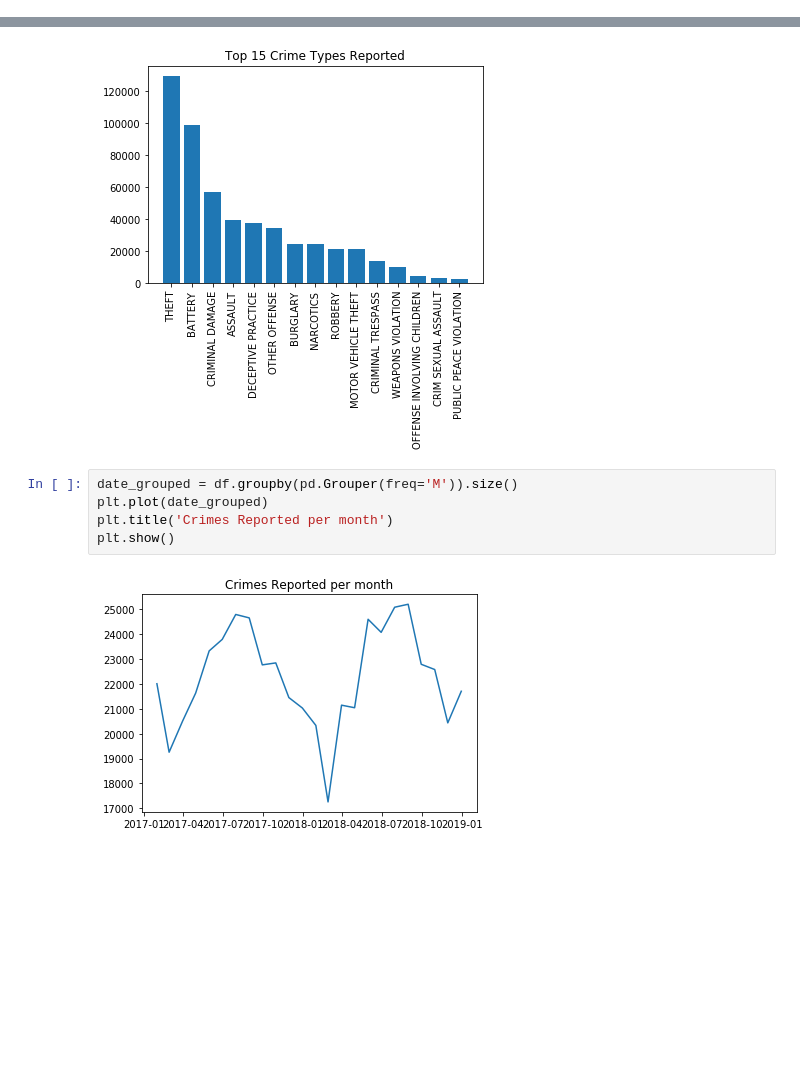
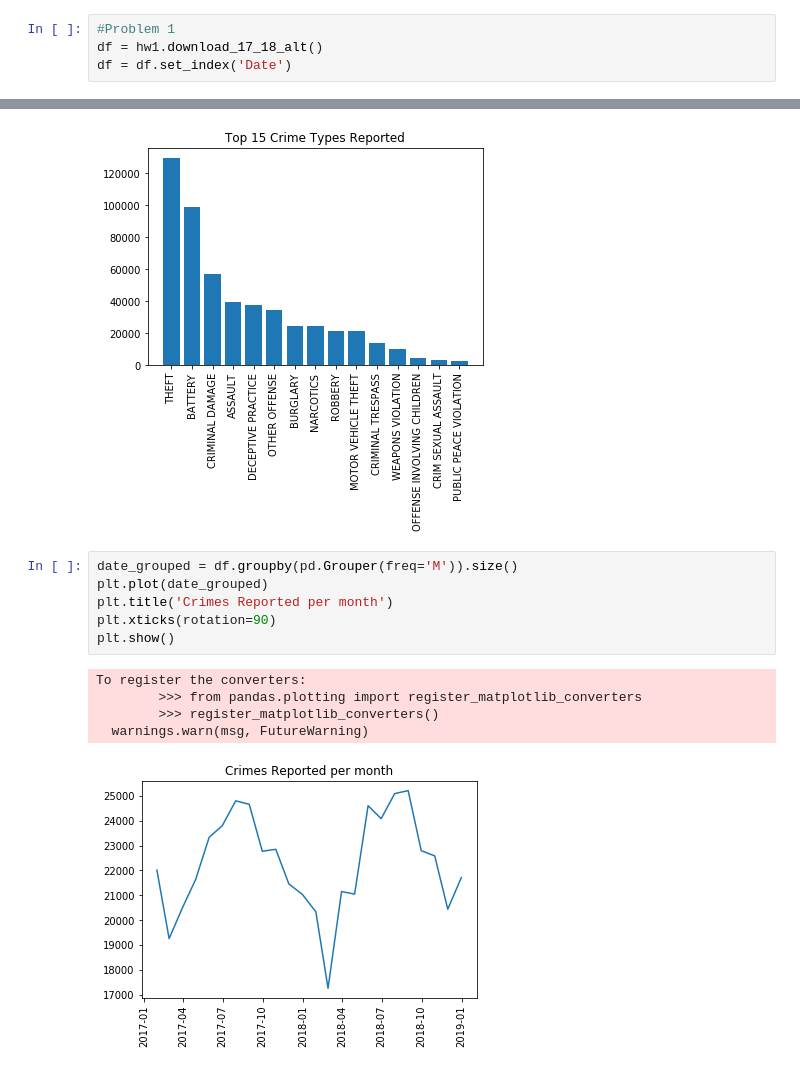
Before and after one commit to erhla/machine-learning, a Jupyter notebook: HW1.ipynb, the cells around one changed output, grey strips where cells are left out. Cells and saved outputs as stored; diff of their text form; blank space fills up the shorter version.

```diff
--- a/HW1.ipynb
+++ b/HW1.ipynb
@@ -16,0 +6,4 @@ Index(['ID', 'Case Number', 'Block', 'IUCR', 'Primary Type', 'Description',
+# %%
+#Problem 1
+df = hw1.download_17_18_alt()
+df = df.set_index('Date')
@@ -25,10 +20,15 @@ plt.show()
 # %%
 date_grouped = df.groupby(pd.Grouper(freq='M')).size()
 plt.plot(date_grouped)
 plt.title('Crimes Reported per month')
+plt.xticks(rotation=90)
 plt.show()
 # %% [output]
+To register the converters:
+        >>> from pandas.plotting import register_matplotlib_converters
+        >>> register_matplotlib_converters()
+  warnings.warn(msg, FutureWarning)
-[figure, old version]
+[figure, new version]
 # %%
 theft_df = df[df['Primary Type'] == 'THEFT']
 date_grouped = theft_df.groupby(pd.Grouper(freq='M')).size()
```
Also changed, not shown: parts of 11 cells of this notebook, 1 other file.
